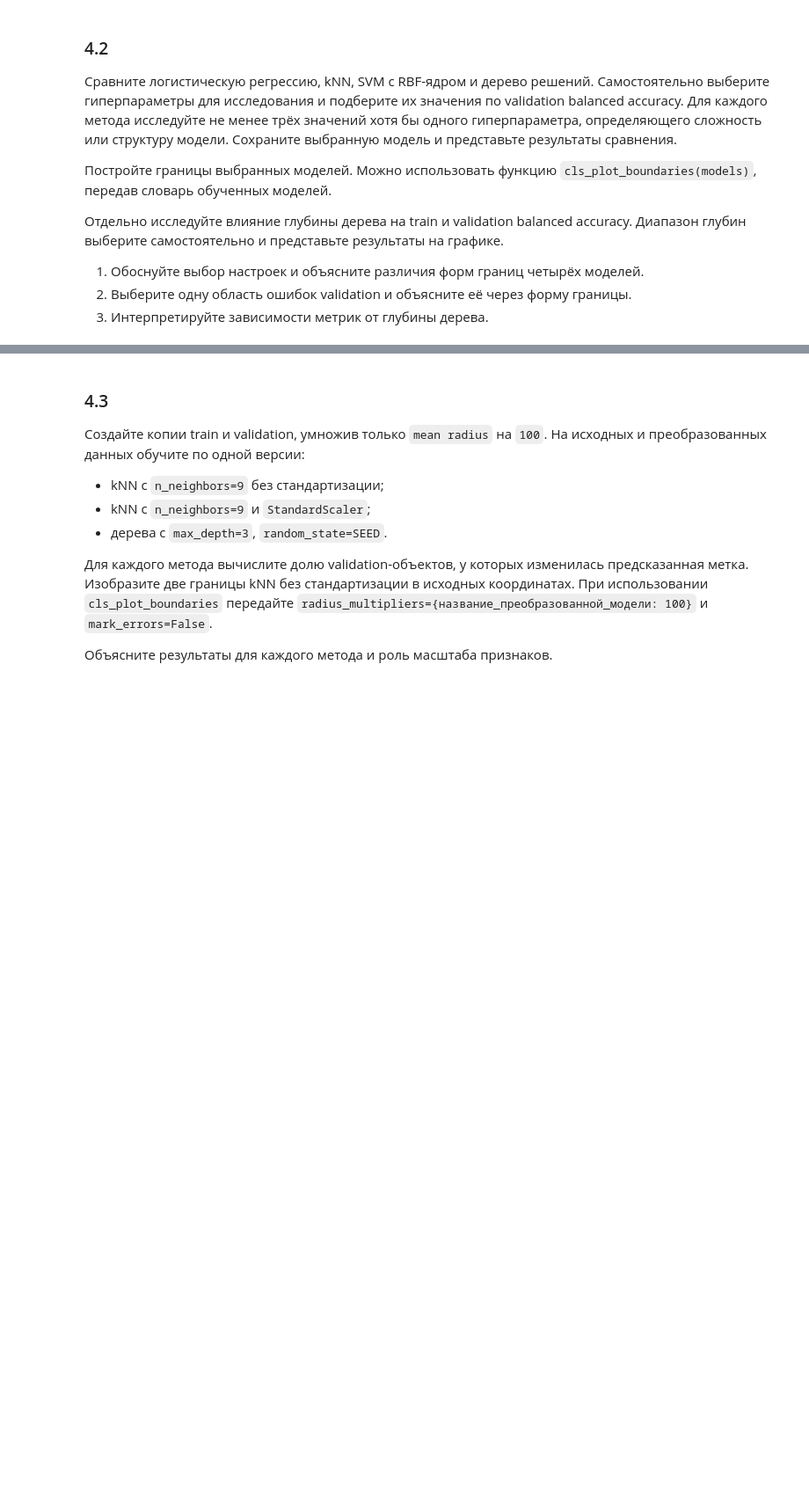
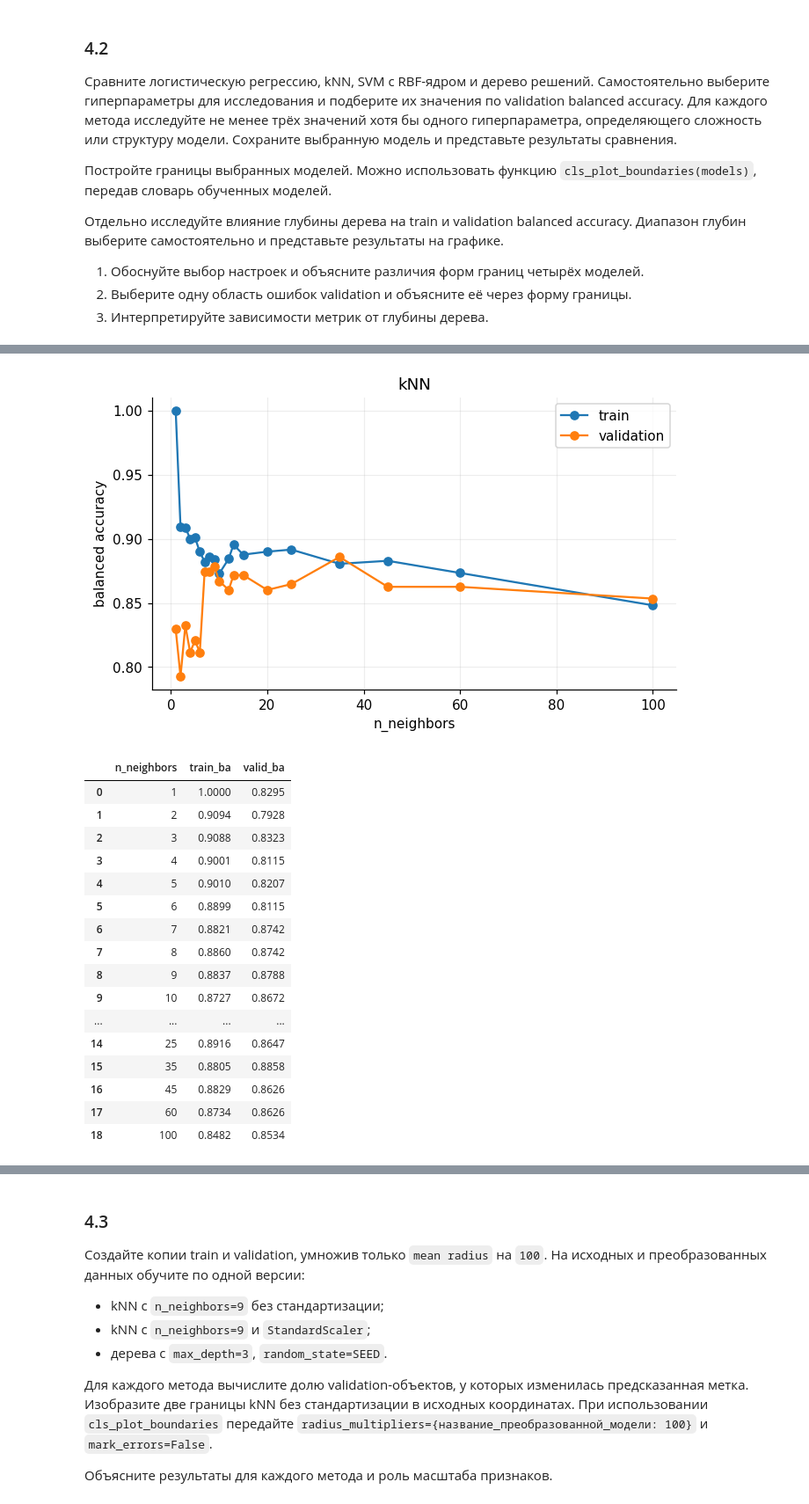
Before and after one commit to Abrackadabrr/machine_learning_practice, a Jupyter notebook: hometask/autumn_semester/task_1/hw1_student.ipynb, the cells around one changed output, grey strips where cells are left out. Shown at 88% size. Cells and saved outputs as stored; diff of their text form; code cells hidden in the pictures; blank space fills up the shorter version.

```diff
--- a/hometask/autumn_semester/task_1/hw1_student.ipynb
+++ b/hometask/autumn_semester/task_1/hw1_student.ipynb
@@ -777,0 +918,47 @@ $\mathrm{BA}=(\mathrm{recall}_0+\mathrm{recall}_1)/2$.
+# %%
+def distance(x, z):
+    return np.abs(x[0] - z[0]) + np.abs(x[1]**2 - z[1]**2)
+
+# Меняем только число соседей; веса всех однаковые.
+rows = []
+for n_neighbors in [1, 2, 3, 4, 5, 6, 7, 8, 9, 10, 12, 13, 15, 20, 25, 35, 45, 60, 100]:
+    model = Pipeline([
+        ("scaler", StandardScaler()),
+        ("classifier", KNeighborsClassifier(
+            n_neighbors=n_neighbors, metric="manhattan", weights="uniform",
+        )),
+    ]).fit(cls_X_train, cls_y_train)
+    rows.append({
+        "n_neighbors": n_neighbors,
+        "train_ba": balanced_accuracy_score(cls_y_train, model.predict(cls_X_train)),
+        "valid_ba": balanced_accuracy_score(cls_y_val, model.predict(cls_X_val)),
+        "fitted": model,
+    })
+
+# Сохраняем модель с лучшим результатом на validation.
+cls_42_results["kNN"] = pd.DataFrame(rows)
+cls_42_best["kNN"] = cls_42_results["kNN"].loc[
+    cls_42_results["kNN"]["valid_ba"].idxmax()
+]
+cls_42_models["kNN"] = cls_42_best["kNN"]["fitted"]
+cls_42_plot(cls_42_results["kNN"], "n_neighbors", "kNN")
+display(cls_42_results["kNN"].drop(columns="fitted"))
+# %% [output]
+[figure, added]
+|  | n_neighbors | train_ba | valid_ba |
+| 0 | 1 | 1.0000 | 0.8295 |
+| 1 | 2 | 0.9094 | 0.7928 |
+| 2 | 3 | 0.9088 | 0.8323 |
+| 3 | 4 | 0.9001 | 0.8115 |
+| 4 | 5 | 0.9010 | 0.8207 |
+| 5 | 6 | 0.8899 | 0.8115 |
+| 6 | 7 | 0.8821 | 0.8742 |
+| 7 | 8 | 0.8860 | 0.8742 |
+| 8 | 9 | 0.8837 | 0.8788 |
+| 9 | 10 | 0.8727 | 0.8672 |
+| ... | ... | ... | ... |
+| 14 | 25 | 0.8916 | 0.8647 |
+| 15 | 35 | 0.8805 | 0.8858 |
+| 16 | 45 | 0.8829 | 0.8626 |
+| 17 | 60 | 0.8734 | 0.8626 |
+| 18 | 100 | 0.8482 | 0.8534 |
```
Also changed, not shown: parts of 21 cells of this notebook.
